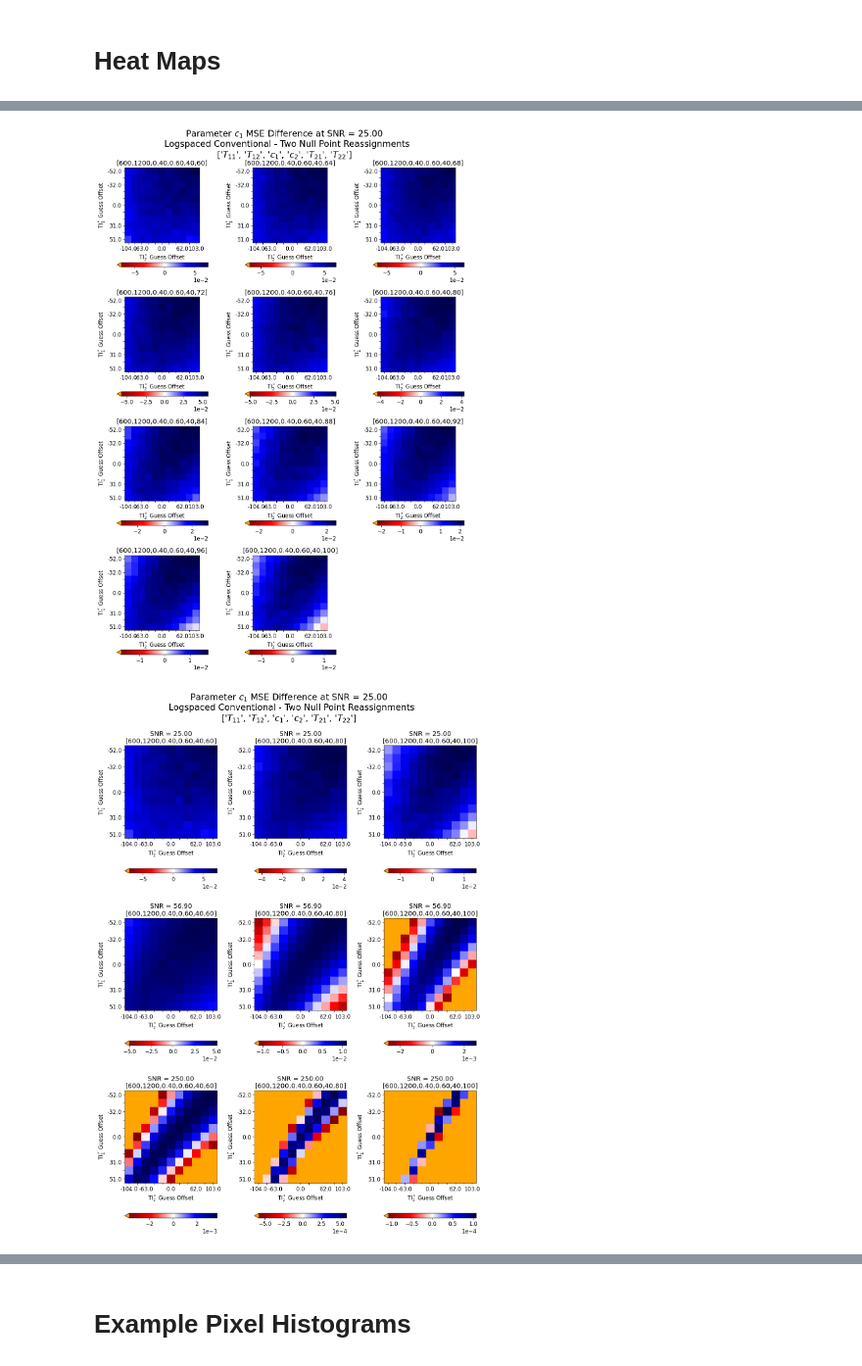
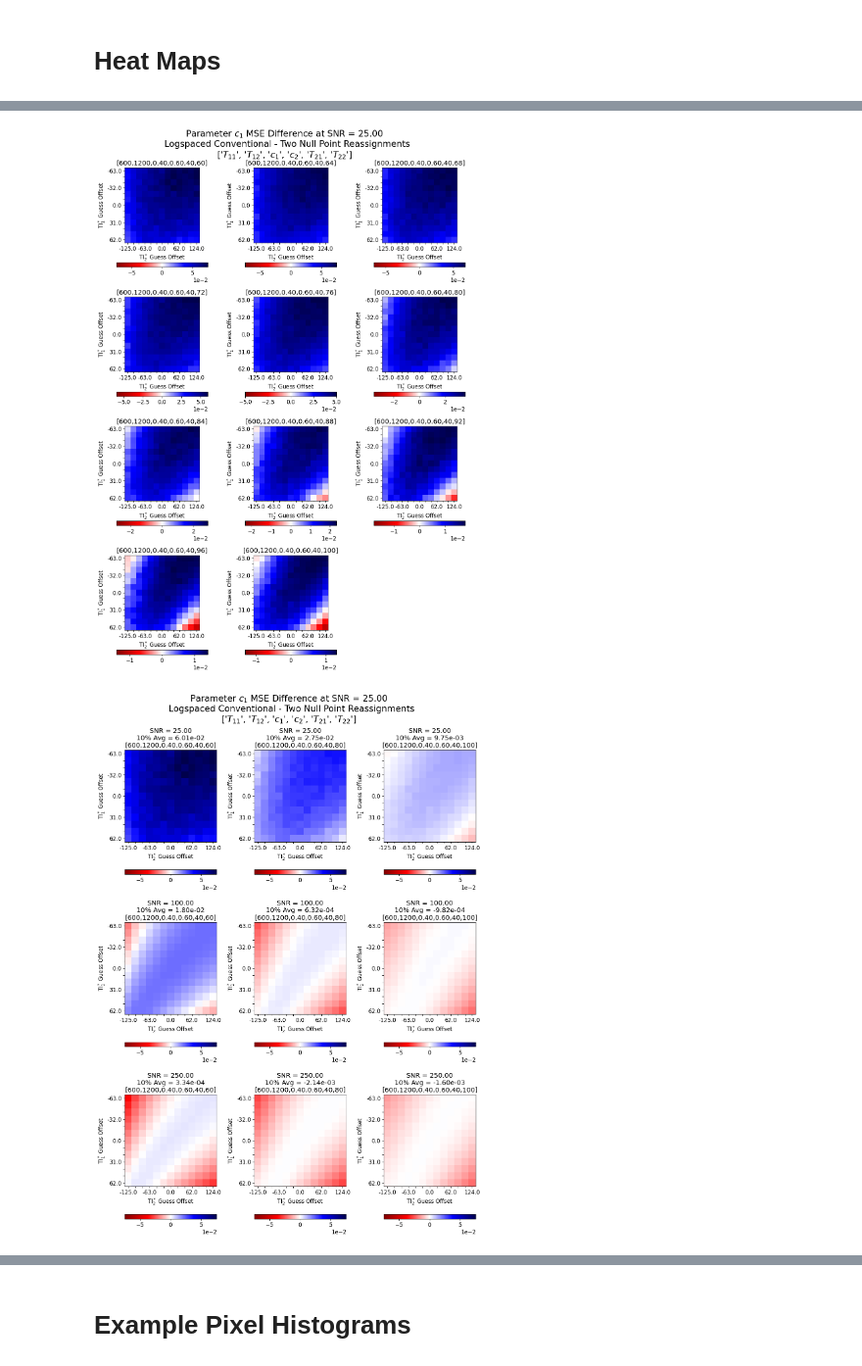
Before and after one commit to Griffin997/Stabilization, a Jupyter notebook: Reassign_Experiment/reassign_T2rat_Exp_Analysis.ipynb, the cells around one changed output, grey strips where cells are left out. Shown at 98% size. Saved outputs shown, nothing was run; the diff lists cells and outputs as text; code cells hidden in the pictures.

Commit message:
improving and generating figures

```diff
--- a/Reassign_Experiment/reassign_T2rat_Exp_Analysis.ipynb
+++ b/Reassign_Experiment/reassign_T2rat_Exp_Analysis.ipynb
@@ -219,12 +219,15 @@ Retrieving data for /home/hamptong2/Stabilization/Reassign_Experiment/Reassign_T
 # %%
 sp_map = plt.get_cmap('seismic_r')
 sp_map.set_extremes(under = 'orange')
-extend_opt = "min"      #max or none
+extend_opt = "neither"      #max or neither
 
-def gen_patchwork_panel(fig, ax, T2_rat, imp_mat, ex_title=''):
+def gen_patchwork_panel(fig, ax, T2_rat, imp_mat, ex_title='', cb_range = 0):
     ######## bottom left
 
-    pos_max = np.max(imp_mat)
+    if cb_range == 0:
+        pos_max = np.max(imp_mat)
+    else:
+        pos_max = cb_range
     T22 = T2_rat*T21
 
     plt.rc('font', size = 12)
@@ -257,8 +260,8 @@ def gen_patchwork_panel(fig, ax, T2_rat, imp_mat, ex_title=''):
 # %% [markdown]
 # Heat Maps
 # %%
-SNR_index_oi = 8
-T2rat_index_oi = 6
+SNR_index_oi = -4
+T2rat_index_oi = 5
 
 plt.rc('font', size = 16)
 fig, ax = plt.subplots(1,1, figsize = (6, 7), tight_layout=True)
@@ -320,29 +323,52 @@ for iT2 in range(len(T2rat_array)):
 
 ax[3,2].remove()
 # %% [output]
-[figure, old version]
+[figure, new version]
 # %%
 fig, ax = plt.subplots(3,3, figsize = (12, 17), tight_layout=True)
 plt.rc('font', size = 16)
 fig.suptitle(f"Parameter {ParamTitle_6p[param_oi]} MSE Difference at SNR = {SNR_array[SNR_index_oi] :0.2f}\n  Logspaced Conventional - Two Null Point Reassignments\n{ParamTitle_6p}")
 plt.rc('font', size = 12)
 
+max_val = 0
 
-SNR_short_array = [0, len(T2rat_array)//2, -1]
+SNR_short_array = [0, -4, -2]
 for iSNR in range(len(SNR_short_array)):
     SNR_index_oi = SNR_short_array[iSNR]
     SNR_temp_value = SNR_array[SNR_index_oi]
     T2_short_array = [0, len(T2rat_array)//2, -1]
     for iT2 in range(len(T2_short_array)):
 
         mat1 = np.where(SNR_array[SNR_index_oi] == SR_SNR)[0]
         mat2 = np.where(T2rat_array[T2_short_array[iT2]] == SR_T2Rat)[0]
         SR_index_match = np.intersect1d(mat1,mat2)[0]
 
         temp_SR_MSE = SR_MSE[SR_index_match,param_oi]
 
         temp_MSE_imp = temp_SR_MSE-MSE[:, : , T2_short_array[iT2], SNR_index_oi, 0]
 
-        gen_patchwork_panel(fig, ax[iSNR, iT2%3], T2rat_array[T2_short_array[iT2]], temp_MSE_imp, ex_title=f'SNR = {SNR_temp_value:.2f}\n')
+        if np.max(temp_MSE_imp)>max_val:
+            max_val = np.max(temp_MSE_imp)
+
+
+
+SNR_short_array = [0, -4, -2]
+for iSNR in range(len(SNR_short_array)):
+    SNR_index_oi = SNR_short_array[iSNR]
+    SNR_temp_value = SNR_array[SNR_index_oi]
+    T2_short_array = [0, len(T2rat_array)//2, -1]
+    for iT2 in range(len(T2_short_array)):
+
+        mat1 = np.where(SNR_array[SNR_index_oi] == SR_SNR)[0]
+        mat2 = np.where(T2rat_array[T2_short_array[iT2]] == SR_T2Rat)[0]
+        SR_index_match = np.intersect1d(mat1,mat2)[0]
+
+        temp_SR_MSE = SR_MSE[SR_index_match,param_oi]
+
+        temp_MSE_imp = temp_SR_MSE-MSE[:, : , T2_short_array[iT2], SNR_index_oi, 0]
+
+        tenAvg = np.mean(temp_MSE_imp[tenD:tenU, tenD:tenU])
+
+        gen_patchwork_panel(fig, ax[iSNR, iT2%3], T2rat_array[T2_short_array[iT2]], temp_MSE_imp, ex_title=f'SNR = {SNR_temp_value:.2f}\n10% Avg = {tenAvg:.2e}\n', cb_range = max_val)
 # %% [output]
-[figure, old version]
+[figure, new version]
```
Also changed, not shown: parts of 14 cells of this notebook.
